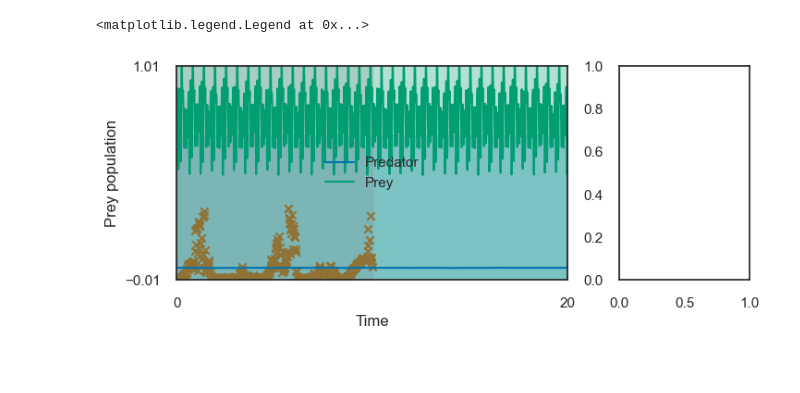
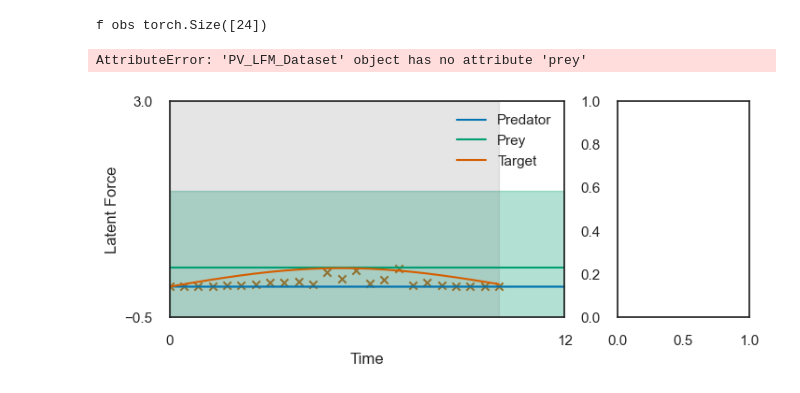
Before and after one commit to eirikbaekkelund/Dissertation, a Jupyter notebook: examples/approximate_lfm.ipynb, the cells around one changed output. Drawn from its saved outputs; the diff is of its cells as text; code cells hidden in the pictures; blank space fills up the shorter version.

```diff
--- a/examples/approximate_lfm.ipynb
+++ b/examples/approximate_lfm.ipynb
@@ -49,10 +61,13 @@ generator = PVDataGenerator(n_days=N_DAYS,
                     file_name_location='location_data_clean.csv')
 
 X, y = generator.get_time_series()
+interval = 2
+
+X, y = X[::interval], y[::interval]
 
 x_train, y_train, x_test, y_test = train_test_split(X, y, n_hours=N_HOURS_PRED)
 
-x_train[:,1] *= y_train[:,:NUM_OUTPUTS].max()
-x_test[:,1] *= y_test[:,:NUM_OUTPUTS].max()
+x_train[:,1] *= y_train[:,:num_outputs].max()
+x_test[:,1] *= y_test[:,:num_outputs].max()
 # %% [output]
 ==> Loading data
@@ -63,11 +85,11 @@ x_test[:,1] *= y_test[:,:NUM_OUTPUTS].max()
 # %%
 t_train = torch.linspace(0, 10, len(y_train))
 # %%
-dataset = PV_LFM_Dataset(num_outputs=NUM_OUTPUTS,
-                         m_observed=y_train[:, :NUM_OUTPUTS],
-                         f_observed=x_train[:,1],
+dataset = PV_LFM_Dataset(num_outputs=num_outputs,
+                         m_observed=y_train[:, 3:4],
+                         f_observed=y_train[:,2],
                          train_t=t_train,
-                         variance= 0.01 * torch.ones(NUM_OUTPUTS, dtype=torch.float64))
+                         variance= 0.01 * torch.ones(num_outputs, dtype=torch.float64))
 # %%
 x_min, x_max = dataset.t_observed.min(), dataset.t_observed.max()
 num_training = len(dataset.t_observed)
@@ -156,45 +223,68 @@ Epoch 191/200 - Loss: 132.88 0.06kernel: [[[0.04448708]]]
 # %%
-from alfi.utilities.torch import softplus
 lfm.eval()
-t_interval = (0, 20)
-t_predict = torch.linspace(*t_interval, 1000, dtype=torch.float32)
+t_interval = (0, 12)
+t_predict = torch.linspace(*t_interval, 100, dtype=torch.float32)
 t_scatter = dataset.data[0][0].unsqueeze(0).unsqueeze(0)
 y_scatter = dataset.data[0][1].unsqueeze(0).unsqueeze(0)
 
-q_m = lfm.predict_m(t_predict, step_size=5e-1)
+q_m = lfm.predict_m(t_predict, step_size=1e-2)
 q_f = lfm.predict_f(t_predict)
-ylim = (-0.01, 1.01)
-
-plt.rcParams['font.family'] = 'Arial'
+ylim = (-0.5, 3)
 fig, axes = plt.subplots(ncols=2,
                          figsize=(8, 3),
                          gridspec_kw=dict(width_ratios=[3, 1]))
 plotter.plot_gp(q_m, t_predict, num_samples=0,
                 t_scatter=t_scatter,
                 y_scatter=y_scatter,
                 ylim=ylim,
                 titles=None, ax=axes[0])
 axes[0].set_xlabel('Time')
-axes[0].set_ylabel('Population')
+axes[0].set_ylabel('PV power')
+
 axes[0].set_xlim(*t_interval)
 # axes[0].legend()
 
 plotter.plot_gp(q_f, t_predict,
                 transform=softplus,
                 color=Colours.line2_color,
                 shade_color=Colours.shade2_color,
                 ylim=ylim,
                 titles=None, ax=axes[0])
 
+print('f obs', dataset.f_observed.shape)
+
 axes[0].set_xlabel('Time')
-axes[0].set_ylabel('Prey population')
+axes[0].set_ylabel('Latent Force')
+axes[0].plot(dataset.times, dataset.f_observed, c=Colours.scatter_color, label='Target')
 axes[0].set_xticks([t_predict[0], t_predict[-1]])
 # axes[0].xaxis.set_major_locator(ticker.MaxNLocator(nbins=2, integer=True))
 axes[0].set_yticks([ylim[0], ylim[1]])
 axes[0].fill_between(t_scatter.squeeze(), ylim[0], ylim[1], alpha=0.2, color='gray')
 axes[0].get_lines()[0].set_label('Predator')
 axes[0].get_lines()[1].set_label('Prey')
 axes[0].legend()
+real_prey, real_pred = dataset.prey, dataset.predator
+prey = lfm.likelihood(lfm.gp_model(t_predict))
+predator = lfm(t_predict)
+
+prey_mean = prey.mean.detach().squeeze()
+predator_mean = predator.mean.detach().squeeze()
+x_samples = softplus(prey.sample(torch.Size([50])).detach().squeeze())
+y_samples = predator.sample(torch.Size([50])).detach().squeeze()
+
+plot_phase(x_samples, y_samples,
+           x_mean=softplus(prey_mean),
+           y_mean=predator_mean,
+           x_target=real_prey,
+           y_target=real_pred,
+           ax=axes[1])
+axes[1].set_xlabel('Prey population')
+axes[1].set_ylabel('Predator population')
+axes[1].set_yticks([0, 1])
+plt.tight_layout()
+tight_kwargs = dict(bbox_inches='tight', pad_inches=0)
+plt.savefig('./periodic-combined.pdf', **tight_kwargs)
 # %% [output]
-<matplotlib.legend.Legend at 0x...>
+f obs torch.Size([24])
+AttributeError: 'PV_LFM_Dataset' object has no attribute 'prey'
-[figure, old version]
+[figure, new version]
```
Also changed, not shown: parts of 9 cells of this notebook, 4 other files.
